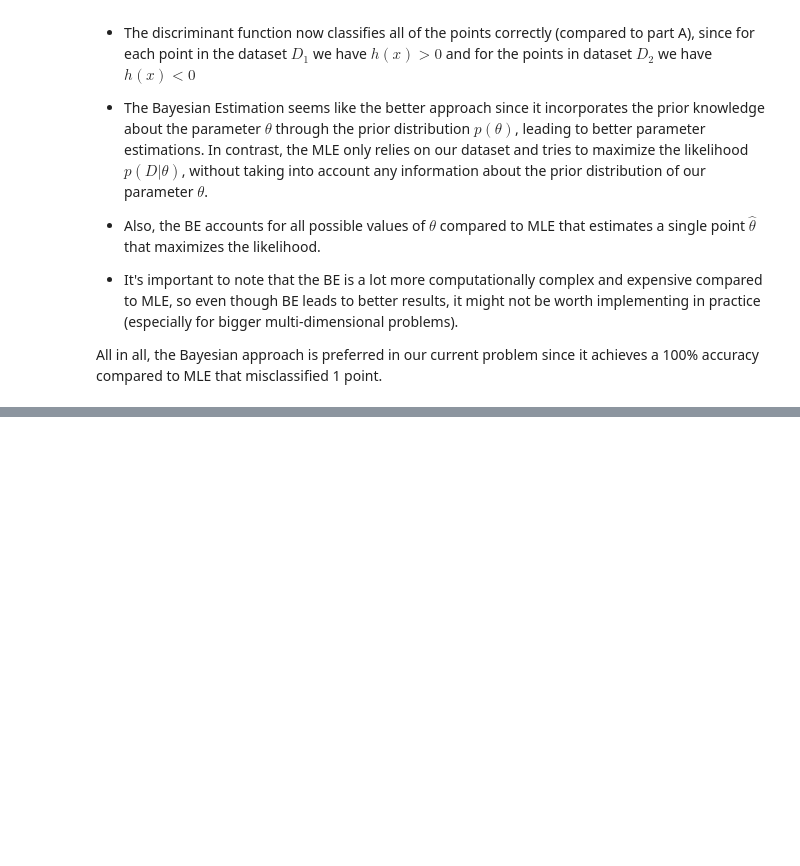
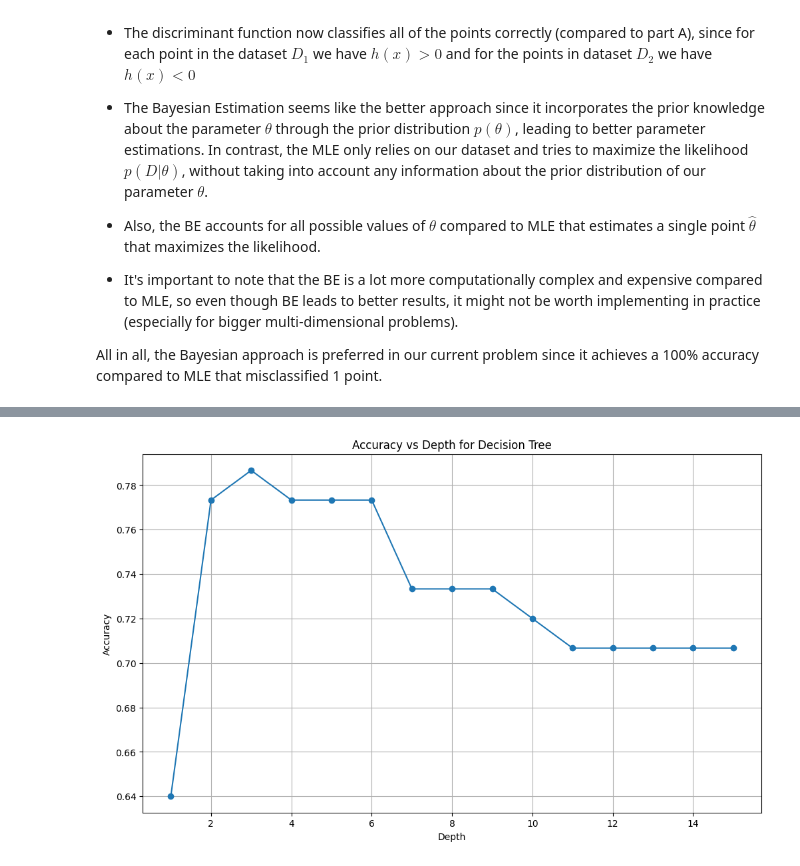
Before and after one commit to NontasBak/PR-Machine-Learning, a Jupyter notebook: Team40-AC.ipynb, the cells around one changed output, grey strips where cells are left out. Cells and saved outputs as stored; diff of their text form; code cells hidden in the pictures; blank space fills up the shorter version.

```diff
--- a/Team40-AC.ipynb
+++ b/Team40-AC.ipynb
@@ -199,0 +224,4 @@ All in all, the Bayesian approach is preferred in our current problem since it a
+# %%
+iris = load_iris()
+X = iris.data[:, :2]
+y = iris.target
@@ -199,0 +230,2 @@ All in all, the Bayesian approach is preferred in our current problem since it a
+# %%
+X_train, X_test, y_train, y_test = train_test_split(X, y, test_size=0.5, random_state=42)
@@ -199,0 +236,16 @@ All in all, the Bayesian approach is preferred in our current problem since it a
+# %%
+depth_accuracy_values = []
+
+best_accuracy = 0
+best_depth = 0
+for depth in range(1, 16):
+    clf = DecisionTreeClassifier(max_depth=depth, random_state=42)
+    clf.fit(X_train, y_train)
+    y_pred = clf.predict(X_test)
+    acc = accuracy_score(y_test, y_pred)
+    depth_accuracy_values.append((depth, acc))
+    if acc > best_accuracy:
+        best_accuracy = acc
+        best_depth = depth
+
+print(f"Best Accuracy for Decision Tree: {best_accuracy} at depth {best_depth}")
@@ -199,0 +256,12 @@ All in all, the Bayesian approach is preferred in our current problem since it a
+# %%
+depth_values, accuracy_values = zip(*depth_accuracy_values)
+
+plt.figure(figsize=(12, 7))
+plt.plot(depth_values, accuracy_values, marker='o')
+plt.xlabel('Depth')
+plt.ylabel('Accuracy')
+plt.title('Accuracy vs Depth for Decision Tree')
+plt.grid(True)
+plt.show()
+# %% [output]
+[figure, added]
```
Also changed, not shown: parts of 22 cells of this notebook.
